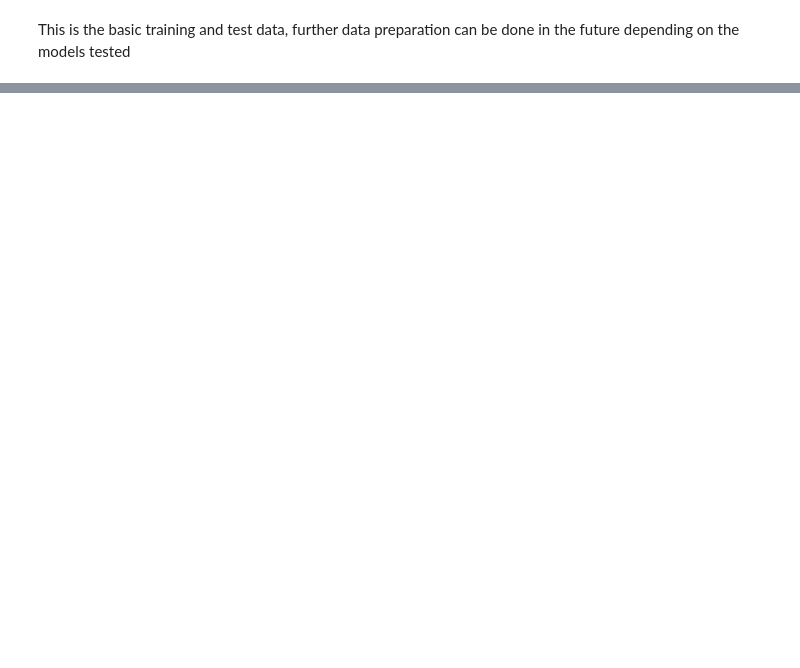
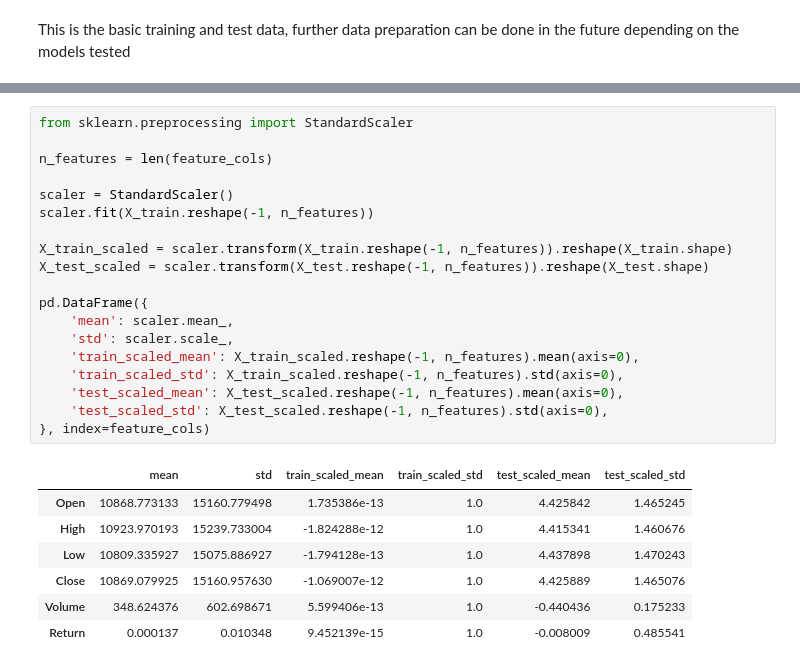
Before and after one commit to Descalabreitor/IAI600-final-project, a Jupyter notebook: data-preparation.ipynb, the cells around one changed output, grey strips where cells are left out. Saved outputs shown, nothing was run; the diff lists cells and outputs as text; blank space fills up the shorter version.

Commit message:
feat: data scaled with standart scaler

```diff
--- a/data-preparation.ipynb
+++ b/data-preparation.ipynb
@@ -175,0 +185,27 @@ This is the basic training and test data, further data preparation can be done i
+# %%
+from sklearn.preprocessing import StandardScaler
+
+n_features = len(feature_cols)
+
+scaler = StandardScaler()
+scaler.fit(X_train.reshape(-1, n_features))
+
+X_train_scaled = scaler.transform(X_train.reshape(-1, n_features)).reshape(X_train.shape)
+X_test_scaled = scaler.transform(X_test.reshape(-1, n_features)).reshape(X_test.shape)
+
+pd.DataFrame({
+    'mean': scaler.mean_,
+    'std': scaler.scale_,
+    'train_scaled_mean': X_train_scaled.reshape(-1, n_features).mean(axis=0),
+    'train_scaled_std': X_train_scaled.reshape(-1, n_features).std(axis=0),
+    'test_scaled_mean': X_test_scaled.reshape(-1, n_features).mean(axis=0),
+    'test_scaled_std': X_test_scaled.reshape(-1, n_features).std(axis=0),
+}, index=feature_cols)
+# %% [output]
+|  | mean | std | train_scaled_mean | train_scaled_std | test_scaled_mean | test_scaled_std |
+| Open | 10868.773133 | 15160.779498 | 1.735386e-13 | 1.0 | 4.425842 | 1.465245 |
+| High | 10923.970193 | 15239.733004 | -1.824288e-12 | 1.0 | 4.415341 | 1.460676 |
+| Low | 10809.335927 | 15075.886927 | -1.794128e-13 | 1.0 | 4.437898 | 1.470243 |
+| Close | 10869.079925 | 15160.957630 | -1.069007e-12 | 1.0 | 4.425889 | 1.465076 |
+| Volume | 348.624376 | 602.698671 | 5.599406e-13 | 1.0 | -0.440436 | 0.175233 |
+| Return | 0.000137 | 0.010348 | 9.452139e-15 | 1.0 | -0.008009 | 0.485541 |
```
Also changed, not shown: parts of 9 cells of this notebook, 2 other files.
